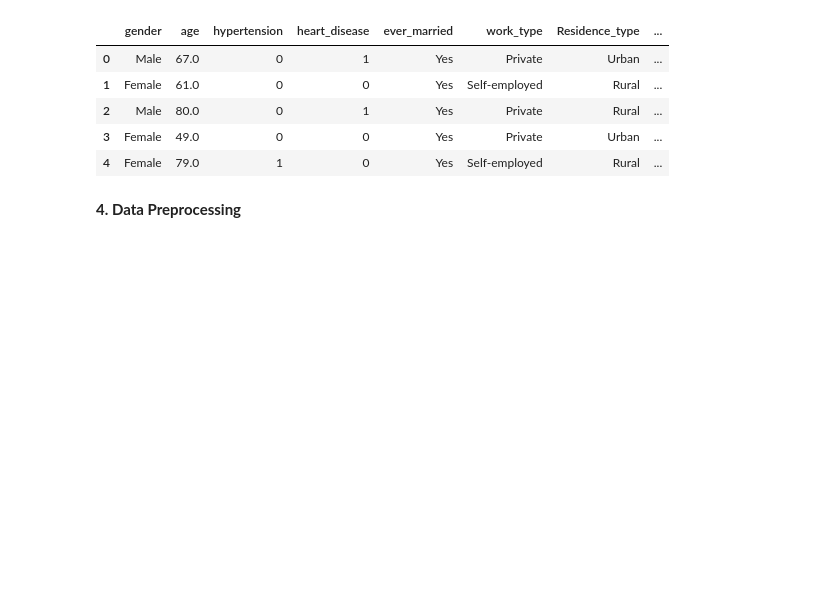
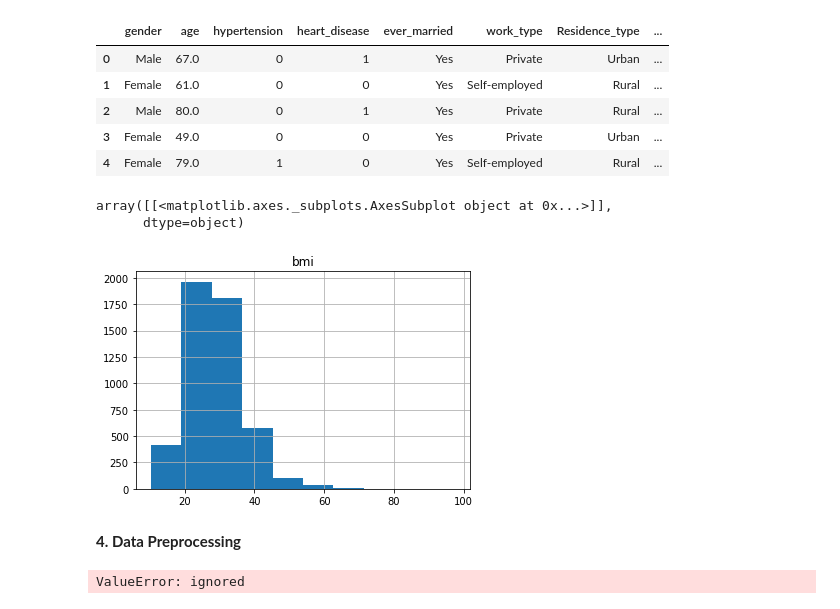
Before and after one commit to fgith/data-science, a Jupyter notebook: kaggle/heart_disease.ipynb, the cells around one changed output. Saved outputs shown, nothing was run; the diff lists cells and outputs as text; code cells hidden in the pictures; blank space fills up the shorter version.

```diff
--- a/kaggle/heart_disease.ipynb
+++ b/kaggle/heart_disease.ipynb
@@ -81,5 +81,11 @@ df.head()
 | 2 | Male | 80.0 | 0 | 1 | Yes | Private | Rural | ... |
 | 3 | Female | 49.0 | 0 | 0 | Yes | Private | Urban | ... |
 | 4 | Female | 79.0 | 1 | 0 | Yes | Self-employed | Rural | ... |
+# %%
+df.hist('bmi')
+# %% [output]
+array([[<matplotlib.axes._subplots.AxesSubplot object at 0x...>]],
+      dtype=object)
+[figure, added]
 # %% [markdown]
 **4. Data Preprocessing**
@@ -85,0 +99,7 @@ df.head()
+# %%
+from sklearn.ensemble import RandomForestClassifier
+rf_clf = RandomForestClassifier(n_estimators=20)
+rf_clf.fit(X_train, y_train)
+rf_clf.predict(X_test)
+# %% [output]
+ValueError: ignored
```
Also changed, not shown: parts of 3 cells of this notebook.
